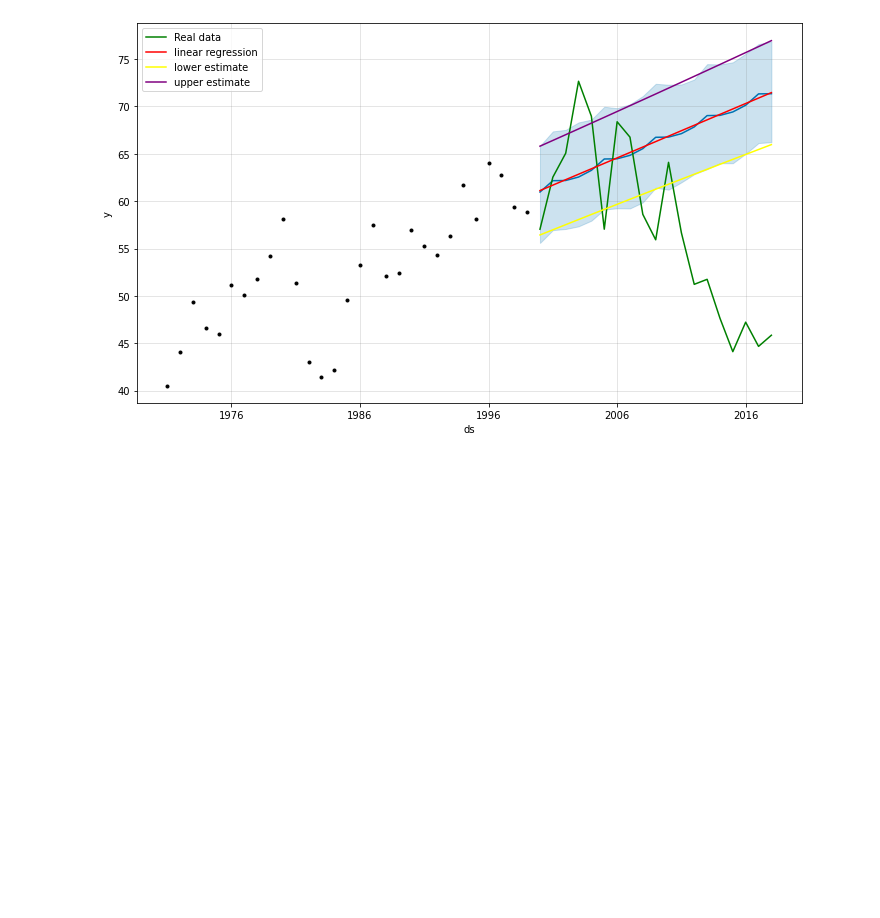
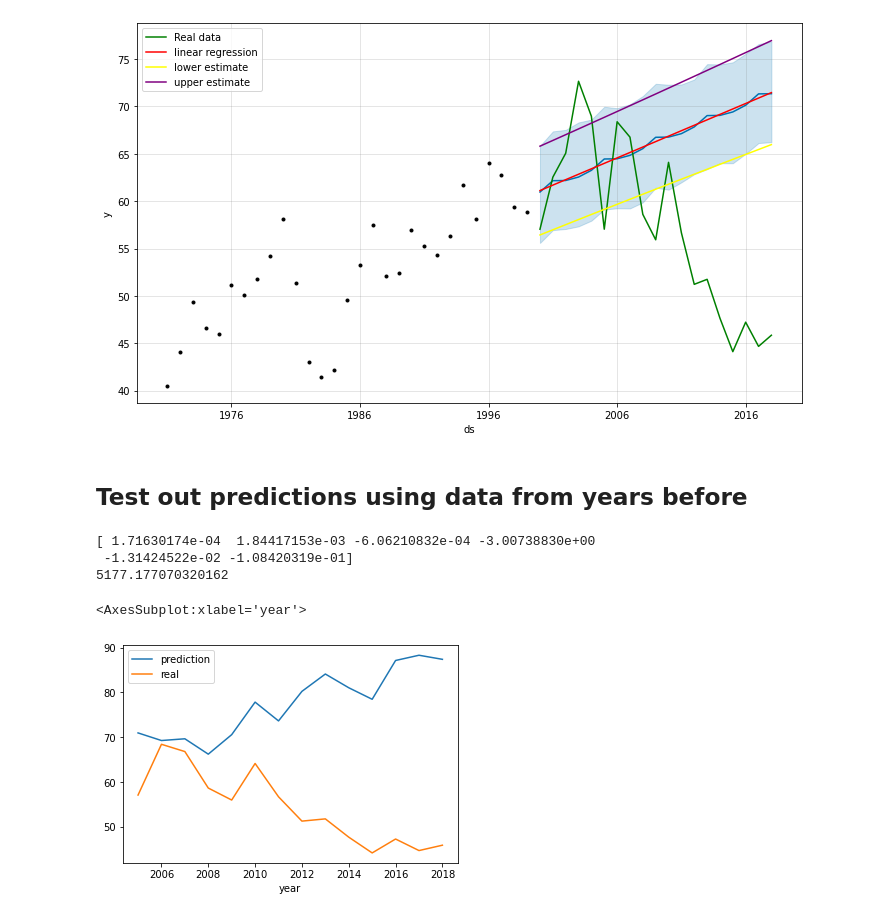
Before and after one commit to AayushKucheria/Reaktor-Communicating-Climate-Change, a Jupyter notebook: Data exploration.ipynb, the cells around one changed output. Cells and saved outputs as stored; diff of their text form; code cells hidden in the pictures; blank space fills up the shorter version.

Commit message:
Added prediction from values 5 years ago

```diff
--- a/Data exploration.ipynb
+++ b/Data exploration.ipynb
@@ -489,3 +480,33 @@ plt.legend()
 # %% [output]
 <matplotlib.legend.Legend at 0x...>
 [figure]
+# %% [markdown]
+## Test out predictions using data from years before
+# %%
+shift_by = 5
+fi["co2_future"] = fi["co2"].shift(-shift_by)
+# %%
+predict_from = 2000
+
+training = fi[fi.year < predict_from].copy()
+test = fi[fi.year >= predict_from].copy()
+y = training.co2_future
+X = training[["population", "gdp_per_capita", "energy_per_capita", "year", "co2", "co2_growth_prct"]]
+
+reg = LinearRegression().fit(X, y)
+
+print(reg.coef_)
+print(reg.intercept_)
+
+prediction = reg.predict(test[["population", "gdp_per_capita", "energy_per_capita", "year", "co2", "co2_growth_prct"]])
+real = test.co2_future
+
+result = pd.DataFrame({"year": test.year.shift(-shift_by), "prediction": prediction, "real":real})
+
+result.plot(x = "year", y = ["prediction", "real"])
+# %% [output]
+[ 1.71630174e-04  1.84417153e-03 -6.06210832e-04 -3.00738830e+00
+ -1.31424522e-02 -1.08420319e-01]
+5177.177070320162
+<AxesSubplot:xlabel='year'>
+[figure, added]
```
Also changed, not shown: parts of 5 cells of this notebook.
